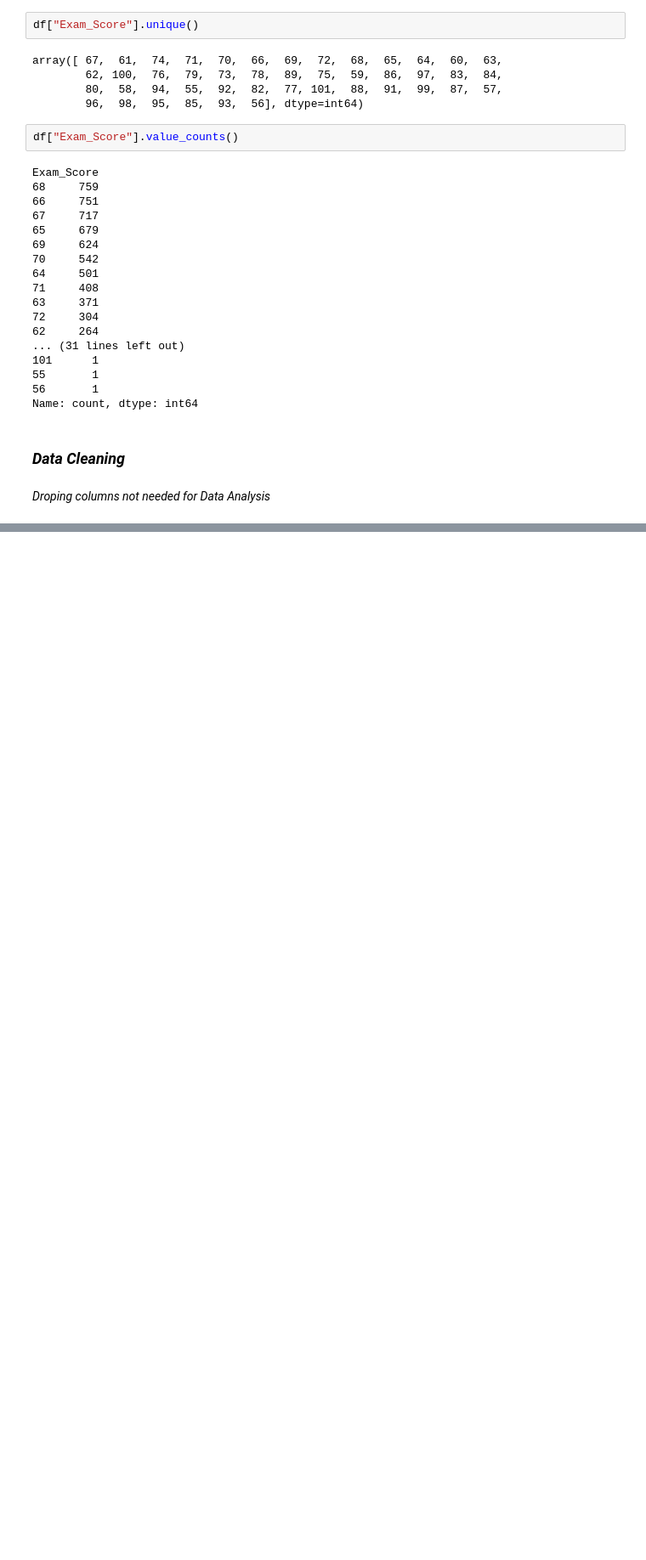
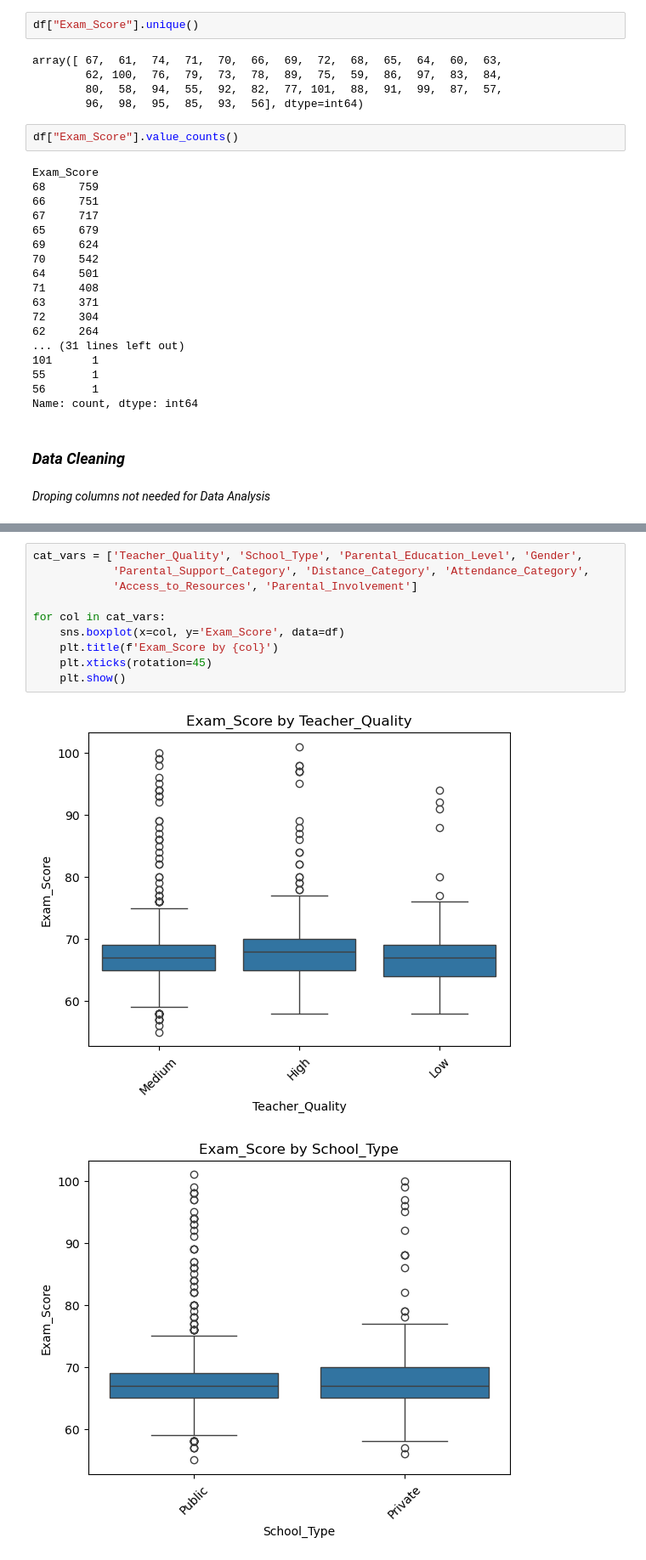
Before and after one commit to niranjan910/Student-performance-Analysis, a Jupyter notebook: Student performace Analysis.ipynb, the cells around one changed output, grey strips where cells are left out. Shown at 85% size. Drawn from its saved outputs; the diff is of its cells as text; blank space fills up the shorter version.

```diff
--- a/Student performace Analysis.ipynb
+++ b/Student performace Analysis.ipynb
@@ -547,0 +714,13 @@ Index(['Hours_Studied', 'Attendance', 'Parental_Involvement',
+# %%
+cat_vars = ['Teacher_Quality', 'School_Type', 'Parental_Education_Level', 'Gender',
+            'Parental_Support_Category', 'Distance_Category', 'Attendance_Category',
+            'Access_to_Resources', 'Parental_Involvement']
+
+for col in cat_vars:
+    sns.boxplot(x=col, y='Exam_Score', data=df)
+    plt.title(f'Exam_Score by {col}')
+    plt.xticks(rotation=45)
+    plt.show()
+# %% [output]
+[figure, added]
+[figure, added]
```
Also changed, not shown: parts of 40 cells of this notebook.
